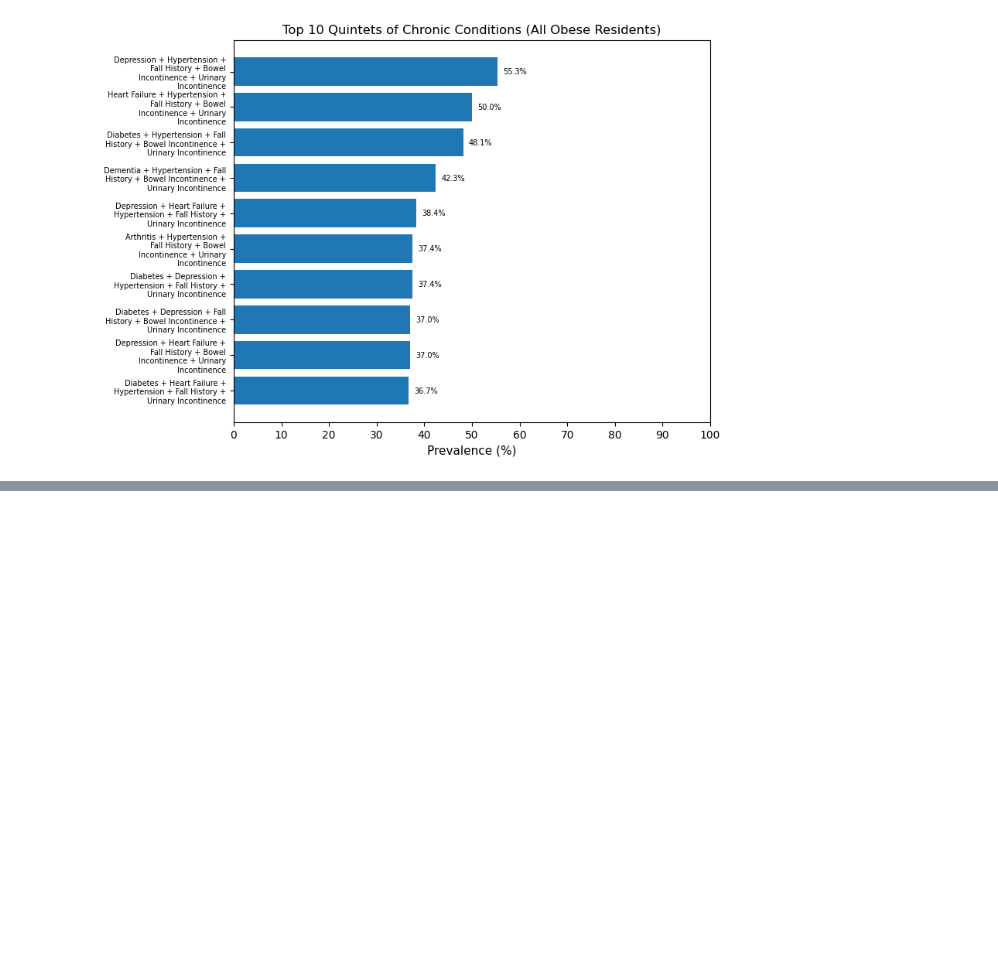
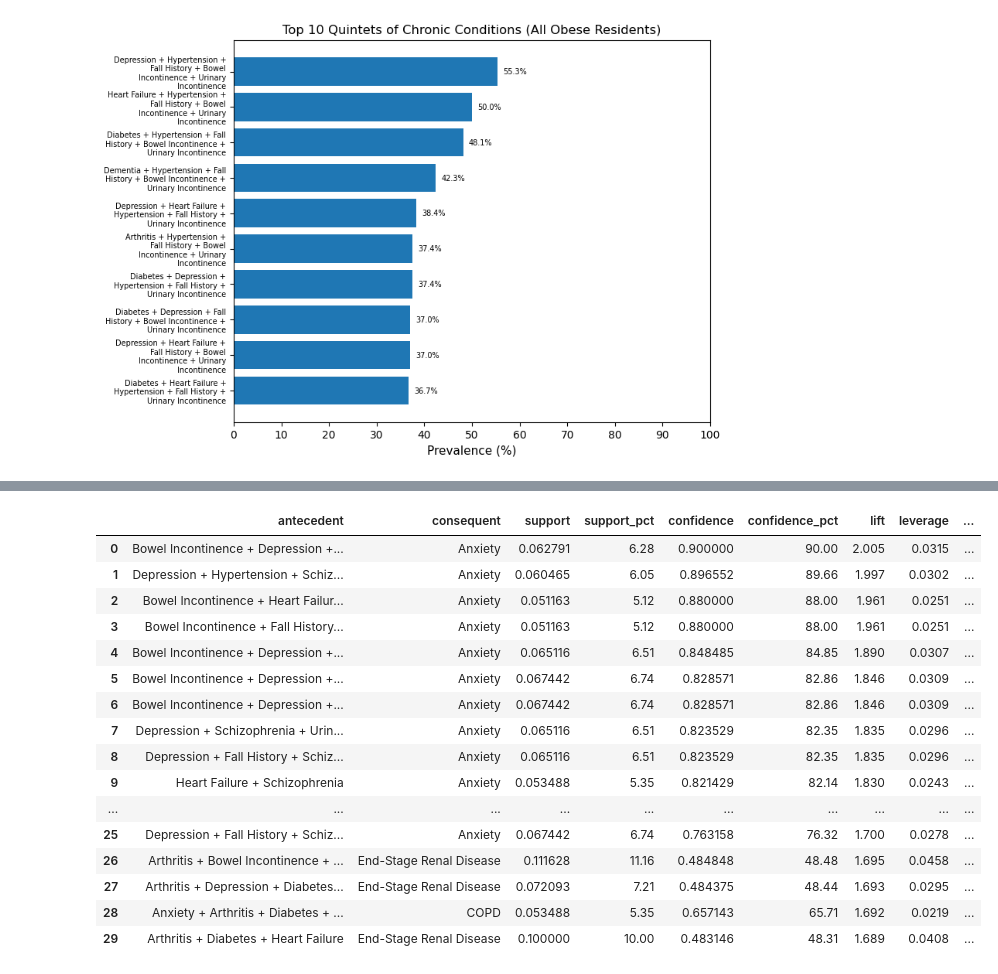
Before and after one commit to LiAndrw/NursingHomeResearchNE, a Jupyter notebook: final_code.ipynb, the cells around one changed output, grey strips where cells are left out. Drawn from its saved outputs; the diff is of its cells as text; code cells hidden in the pictures; blank space fills up the shorter version.

```diff
--- a/final_code.ipynb
+++ b/final_code.ipynb
@@ -1551,0 +1519,78 @@ plot_combined_combos_publication(
+# %%
+df_arm = summary_df.copy()
+
+# Ensure illness_cols / illness_labels exist
+if 'illness_cols' not in globals():
+    illness_cols = [
+        'ARTHRITIS', 'STROKE', 'CANCER', 'COPD', 'DIAB', 'DEMENTIA',
+        'DEPRESSION', 'HEARTFAILURE', 'HYPERTENSION', 'ESRD',
+        'FT_PROBLEM', 'HEARING', 'BOWEL_INCONTINENCE', 'URINE_INCONTINENCE',
+        'ANXTY', 'MNC_DPRSN', 'SCHZOPRNIA'
+    ]
+
+if 'illness_labels' not in globals():
+    illness_labels = {c: c for c in illness_cols}
+
+def pretty_itemset(itemset):
+    """Convert a frozenset of column names -> readable label string."""
+    return " + ".join(illness_labels.get(x, x) for x in sorted(list(itemset)))
+
+# Build boolean transaction matrix for apriori
+X = df_arm[illness_cols].copy()
+
+# enforce 0/1 -> bool
+X = X.fillna(0)
+X = X.astype(int).clip(0, 1).astype(bool)
+
+N = len(X)
+
+# Tunable hyperparameters
+MIN_SUPPORT = 0.05     # e.g., 5% prevalence threshold (lower = more itemsets/rules)
+MAX_LEN = 5            # 1..5 comorbidity combinations like your plots/tables
+
+# Frequent itemsets (inclusive)
+freq = apriori(X, min_support=MIN_SUPPORT, use_colnames=True, max_len=MAX_LEN)
+
+freq['k'] = freq['itemsets'].apply(len)
+freq['support_pct'] = (freq['support'] * 100).round(2)
+freq['count'] = (freq['support'] * N).round().astype(int)
+freq['itemset_label'] = freq['itemsets'].apply(pretty_itemset)
+
+freq_table = (
+    freq[['k', 'itemset_label', 'support', 'support_pct', 'count']]
+    .sort_values(['k', 'support'], ascending=[True, False])
+    .reset_index(drop=True)
+)
+
+display(freq_table.head(30))
+
+# Association rules (directional)
+# Important: rules are generated from freq itemsets; confidence/lift require direction
+MIN_CONFIDENCE = 0.30     # raise to reduce noisy rules
+rules = association_rules(freq, metric="confidence", min_threshold=MIN_CONFIDENCE)
+
+# keep rules readable (1-item consequent is typical)
+rules = rules[(rules['consequents'].apply(len) == 1) & (rules['antecedents'].apply(len) >= 1)]
+
+rules['antecedent'] = rules['antecedents'].apply(pretty_itemset)
+rules['consequent'] = rules['consequents'].apply(pretty_itemset)
+
+rules['support_pct'] = (rules['support'] * 100).round(2)
+rules['confidence_pct'] = (rules['confidence'] * 100).round(2)
+rules['lift'] = rules['lift'].round(3)
+rules['leverage'] = rules['leverage'].round(4)
+rules['conviction'] = rules['conviction'].replace([np.inf, -np.inf], np.nan).round(3)
+
+rules_table = (
+    rules[['antecedent', 'consequent', 'support', 'support_pct',
+           'confidence', 'confidence_pct', 'lift', 'leverage', 'conviction']]
+    .sort_values(['lift', 'confidence', 'support'], ascending=False)
+    .reset_index(drop=True)
+)
+
+display(rules_table.sort_values('lift', ascending=False).head(30))
+
+# Optional exports
+# freq_table.to_csv("frequent_itemsets_mlxtend.csv", index=False)
+# rules_table.to_csv("association_rules_mlxtend.csv", index=False)
+# %% [output]
@@ -1551,0 +1614,17 @@ plot_combined_combos_publication(
+|  | antecedent | consequent | support | support_pct | confidence | confidence_pct | lift | leverage | ... |
+| 0 | Bowel Incontinence + Depression +... | Anxiety | 0.062791 | 6.28 | 0.900000 | 90.00 | 2.005 | 0.0315 | ... |
+| 1 | Depression + Hypertension + Schiz... | Anxiety | 0.060465 | 6.05 | 0.896552 | 89.66 | 1.997 | 0.0302 | ... |
+| 2 | Bowel Incontinence + Heart Failur... | Anxiety | 0.051163 | 5.12 | 0.880000 | 88.00 | 1.961 | 0.0251 | ... |
+| 3 | Bowel Incontinence + Fall History... | Anxiety | 0.051163 | 5.12 | 0.880000 | 88.00 | 1.961 | 0.0251 | ... |
+| 4 | Bowel Incontinence + Depression +... | Anxiety | 0.065116 | 6.51 | 0.848485 | 84.85 | 1.890 | 0.0307 | ... |
+| 5 | Bowel Incontinence + Depression +... | Anxiety | 0.067442 | 6.74 | 0.828571 | 82.86 | 1.846 | 0.0309 | ... |
+| 6 | Bowel Incontinence + Depression +... | Anxiety | 0.067442 | 6.74 | 0.828571 | 82.86 | 1.846 | 0.0309 | ... |
+| 7 | Depression + Schizophrenia + Urin... | Anxiety | 0.065116 | 6.51 | 0.823529 | 82.35 | 1.835 | 0.0296 | ... |
+| 8 | Depression + Fall History + Schiz... | Anxiety | 0.065116 | 6.51 | 0.823529 | 82.35 | 1.835 | 0.0296 | ... |
+| 9 | Heart Failure + Schizophrenia | Anxiety | 0.053488 | 5.35 | 0.821429 | 82.14 | 1.830 | 0.0243 | ... |
+| ... | ... | ... | ... | ... | ... | ... | ... | ... | ... |
+| 25 | Depression + Fall History + Schiz... | Anxiety | 0.067442 | 6.74 | 0.763158 | 76.32 | 1.700 | 0.0278 | ... |
+| 26 | Arthritis + Bowel Incontinence + ... | End-Stage Renal Disease | 0.111628 | 11.16 | 0.484848 | 48.48 | 1.695 | 0.0458 | ... |
+| 27 | Arthritis + Depression + Diabetes... | End-Stage Renal Disease | 0.072093 | 7.21 | 0.484375 | 48.44 | 1.693 | 0.0295 | ... |
+| 28 | Anxiety + Arthritis + Diabetes + ... | COPD | 0.053488 | 5.35 | 0.657143 | 65.71 | 1.692 | 0.0219 | ... |
+| 29 | Arthritis + Diabetes + Heart Failure | End-Stage Renal Disease | 0.100000 | 10.00 | 0.483146 | 48.31 | 1.689 | 0.0408 | ... |
```
Also changed, not shown: parts of 8 cells of this notebook, 7 other files.
